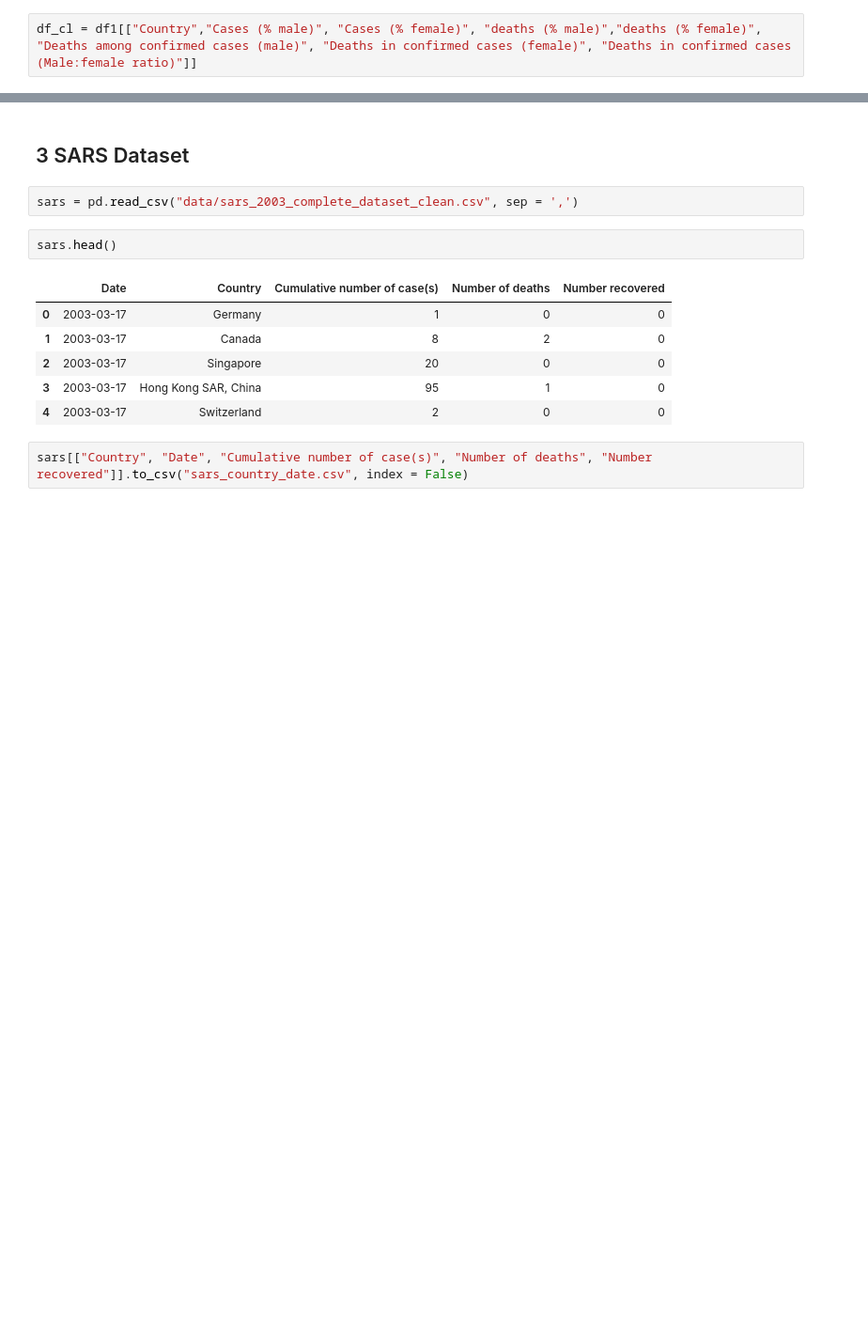
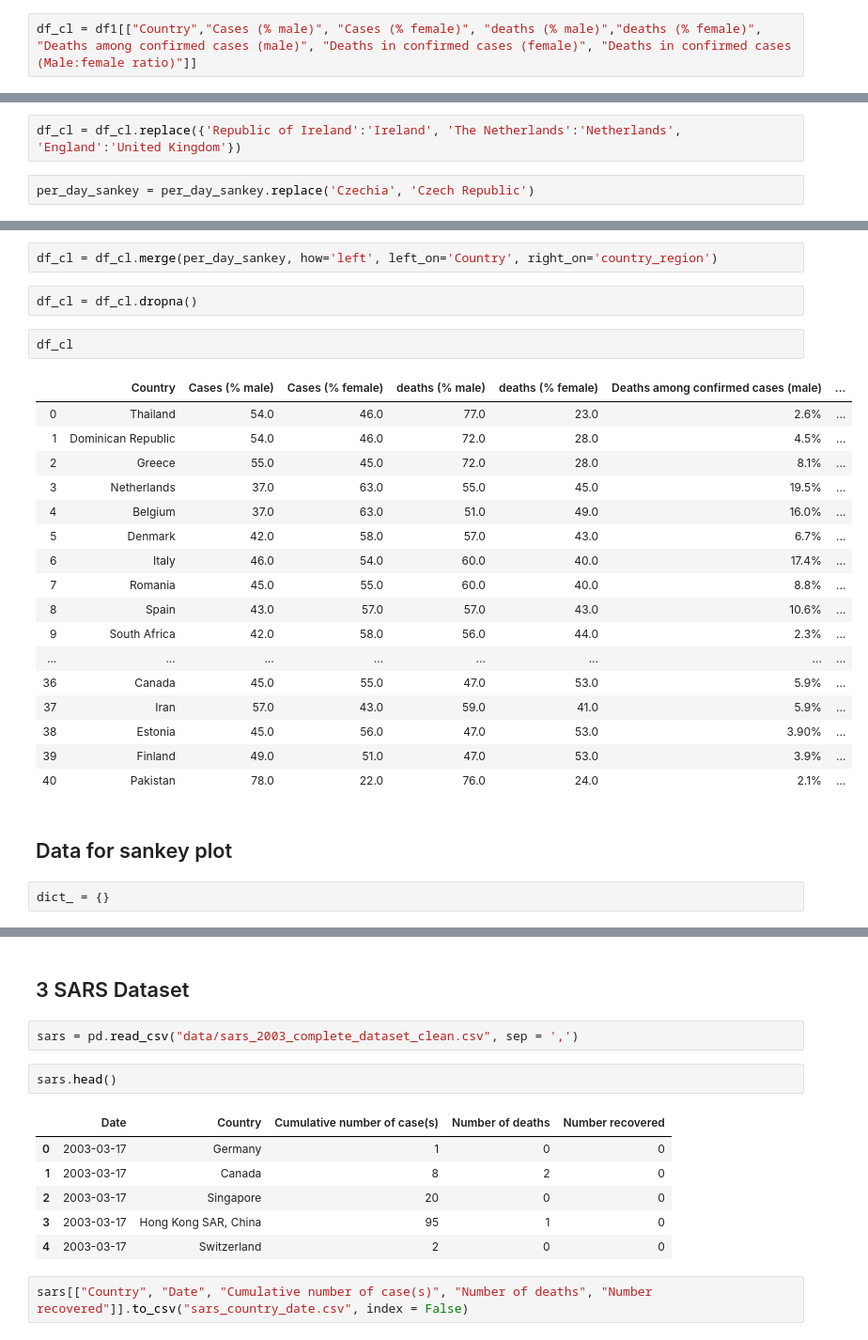
Before and after one commit to com-480-data-visualization/com-480-project-pouletpanier, a Jupyter notebook: milestone3.ipynb, the cells around one changed output, grey strips where cells are left out. Shown at 94% size. Cells and saved outputs as stored; diff of their text form; blank space fills up the shorter version.

```diff
--- a/milestone3.ipynb
+++ b/milestone3.ipynb
@@ -150,0 +394,4 @@ df_cl.head()
+# %%
+df_cl = df_cl.replace({'Republic of Ireland':'Ireland', 'The Netherlands':'Netherlands', 'England':'United Kingdom'})
+# %%
+per_day_sankey = per_day_sankey.replace('Czechia', 'Czech Republic')
@@ -150,0 +418,28 @@ df_cl.head()
+# %%
+df_cl = df_cl.merge(per_day_sankey, how='left', left_on='Country', right_on='country_region')
+# %%
+df_cl = df_cl.dropna()
+# %%
+df_cl
+# %% [output]
+|  | Country | Cases (% male) | Cases (% female) | deaths (% male) | deaths (% female) | Deaths among confirmed cases (male) | ... |
+| 0 | Thailand | 54.0 | 46.0 | 77.0 | 23.0 | 2.6% | ... |
+| 1 | Dominican Republic | 54.0 | 46.0 | 72.0 | 28.0 | 4.5% | ... |
+| 2 | Greece | 55.0 | 45.0 | 72.0 | 28.0 | 8.1% | ... |
+| 3 | Netherlands | 37.0 | 63.0 | 55.0 | 45.0 | 19.5% | ... |
+| 4 | Belgium | 37.0 | 63.0 | 51.0 | 49.0 | 16.0% | ... |
+| 5 | Denmark | 42.0 | 58.0 | 57.0 | 43.0 | 6.7% | ... |
+| 6 | Italy | 46.0 | 54.0 | 60.0 | 40.0 | 17.4% | ... |
+| 7 | Romania | 45.0 | 55.0 | 60.0 | 40.0 | 8.8% | ... |
+| 8 | Spain | 43.0 | 57.0 | 57.0 | 43.0 | 10.6% | ... |
+| 9 | South Africa | 42.0 | 58.0 | 56.0 | 44.0 | 2.3% | ... |
+| ... | ... | ... | ... | ... | ... | ... | ... |
+| 36 | Canada | 45.0 | 55.0 | 47.0 | 53.0 | 5.9% | ... |
+| 37 | Iran | 57.0 | 43.0 | 59.0 | 41.0 | 5.9% | ... |
+| 38 | Estonia | 45.0 | 56.0 | 47.0 | 53.0 | 3.90% | ... |
+| 39 | Finland | 49.0 | 51.0 | 47.0 | 53.0 | 3.9% | ... |
+| 40 | Pakistan | 78.0 | 22.0 | 76.0 | 24.0 | 2.1% | ... |
+# %% [markdown]
+## Data for sankey plot
+# %%
+dict_ = {}
```
Also changed, not shown: parts of 82 cells of this notebook.
